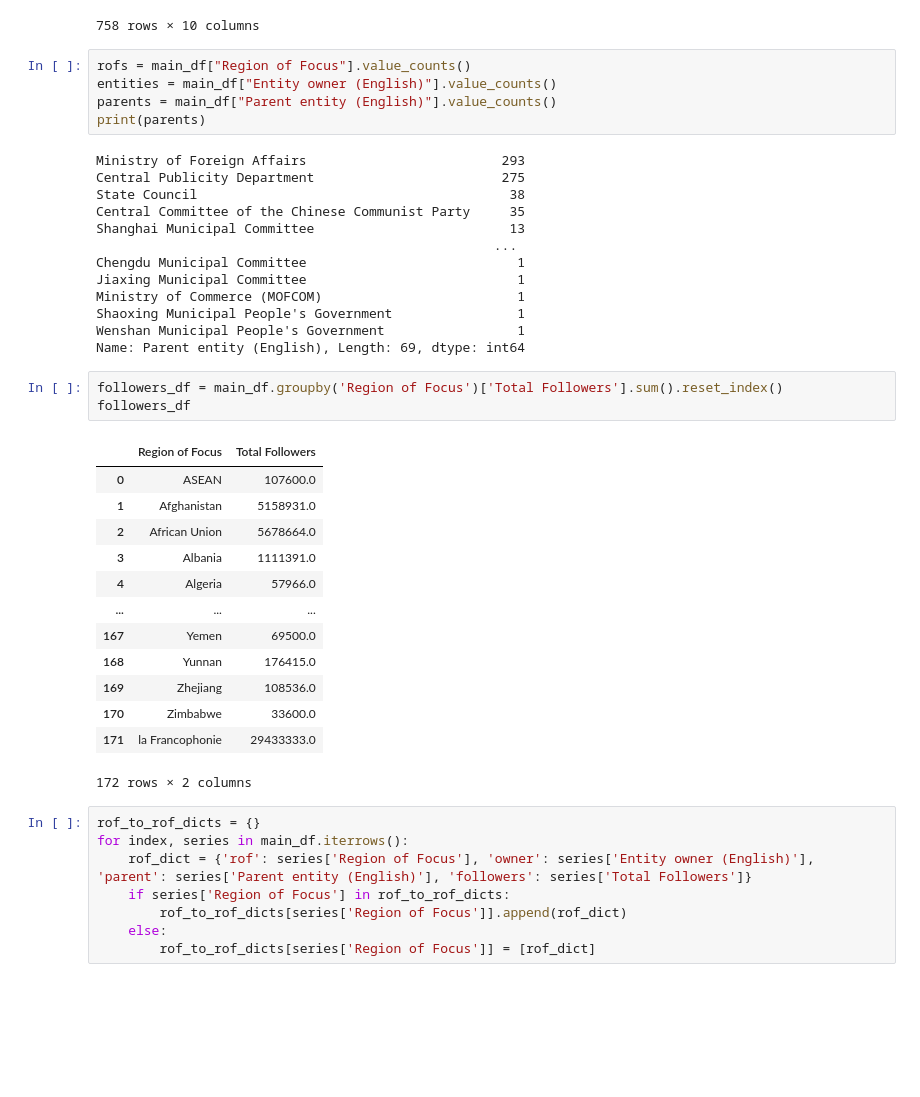
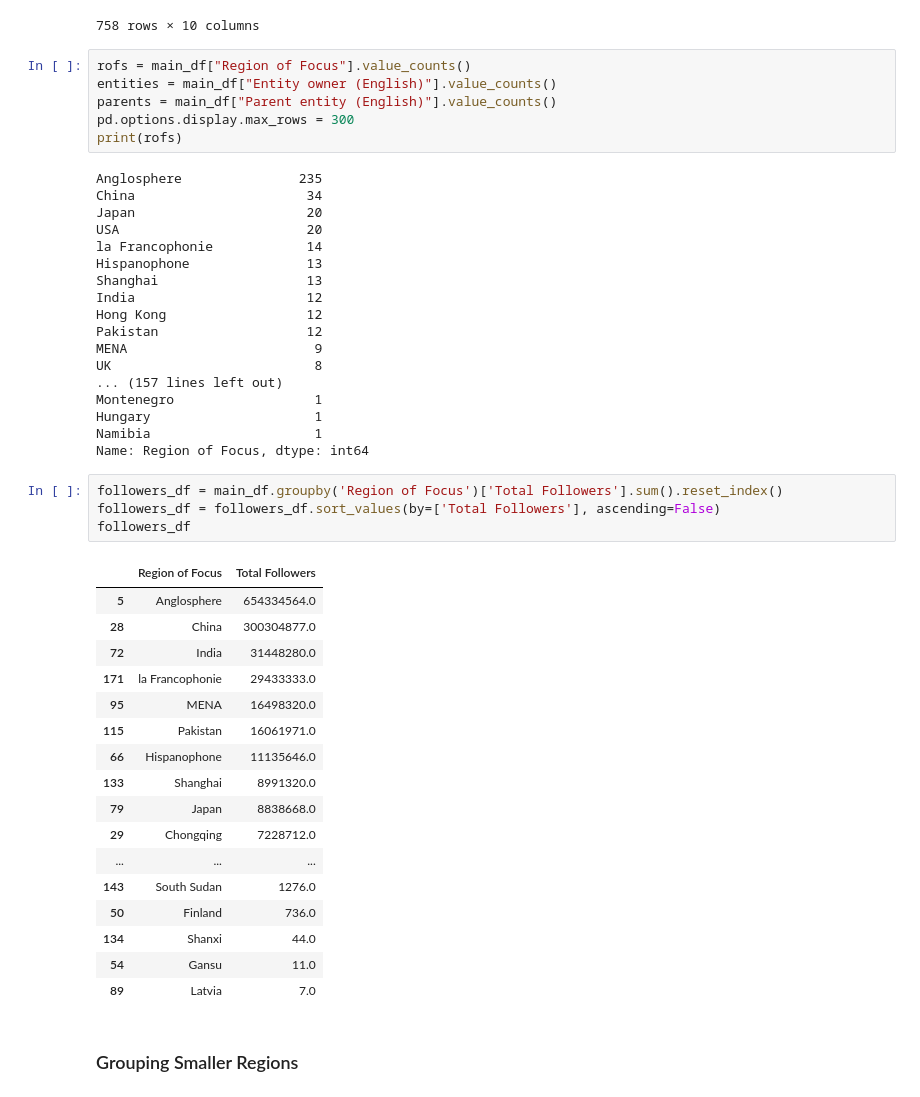
Before and after one commit to YoshikuYuu/SchulichIgnite2023, a Jupyter notebook: notebook.ipynb, the cells around one changed output. Drawn from its saved outputs; the diff is of its cells as text; blank space fills up the shorter version.

```diff
--- a/notebook.ipynb
+++ b/notebook.ipynb
@@ -26,42 +26,47 @@ main_df
 rofs = main_df["Region of Focus"].value_counts()
 entities = main_df["Entity owner (English)"].value_counts()
 parents = main_df["Parent entity (English)"].value_counts()
-print(parents)
+pd.options.display.max_rows = 300
+print(rofs)
 # %% [output]
-Ministry of Foreign Affairs                         293
-Central Publicity Department                        275
-State Council                                        38
-Central Committee of the Chinese Communist Party     35
-Shanghai Municipal Committee                         13
-                                                   ...
-Chengdu Municipal Committee                           1
-Jiaxing Municipal Committee                           1
-Ministry of Commerce (MOFCOM)                         1
-Shaoxing Municipal People's Government                1
-Wenshan Municipal People's Government                 1
-Name: Parent entity (English), Length: 69, dtype: int64
+Anglosphere               235
+China                      34
+Japan                      20
+USA                        20
+la Francophonie            14
+Hispanophone               13
+Shanghai                   13
+India                      12
+Hong Kong                  12
+Pakistan                   12
+MENA                        9
+UK                          8
+... (157 lines left out)
+Montenegro                  1
+Hungary                     1
+Namibia                     1
+Name: Region of Focus, dtype: int64
 # %%
 followers_df = main_df.groupby('Region of Focus')['Total Followers'].sum().reset_index()
+followers_df = followers_df.sort_values(by=['Total Followers'], ascending=False)
 followers_df
 # %% [output]
 |  | Region of Focus | Total Followers |
-| 0 | ASEAN | 107600.0 |
-| 1 | Afghanistan | 5158931.0 |
-| 2 | African Union | 5678664.0 |
-| 3 | Albania | 1111391.0 |
-| 4 | Algeria | 57966.0 |
+| 5 | Anglosphere | 654334564.0 |
+| 28 | China | 300304877.0 |
+| 72 | India | 31448280.0 |
+| 171 | la Francophonie | 29433333.0 |
+| 95 | MENA | 16498320.0 |
+| 115 | Pakistan | 16061971.0 |
+| 66 | Hispanophone | 11135646.0 |
+| 133 | Shanghai | 8991320.0 |
+| 79 | Japan | 8838668.0 |
+| 29 | Chongqing | 7228712.0 |
 | ... | ... | ... |
-| 167 | Yemen | 69500.0 |
-| 168 | Yunnan | 176415.0 |
-| 169 | Zhejiang | 108536.0 |
-| 170 | Zimbabwe | 33600.0 |
-| 171 | la Francophonie | 29433333.0 |
+| 143 | South Sudan | 1276.0 |
+| 50 | Finland | 736.0 |
+| 134 | Shanxi | 44.0 |
+| 54 | Gansu | 11.0 |
+| 89 | Latvia | 7.0 |
-172 rows × 2 columns
-# %%
-rof_to_rof_dicts = {}
-for index, series in main_df.iterrows():
-    rof_dict = {'rof': series['Region of Focus'], 'owner': series['Entity owner (English)'], 'parent': series['Parent entity (English)'], 'followers': series['Total Followers']}
-    if series['Region of Focus'] in rof_to_rof_dicts:
-        rof_to_rof_dicts[series['Region of Focus']].append(rof_dict)
-    else:
-        rof_to_rof_dicts[series['Region of Focus']] = [rof_dict]
+# %% [markdown]
+### Grouping Smaller Regions
```
Also changed, not shown: parts of 14 cells of this notebook, 1 other file.
